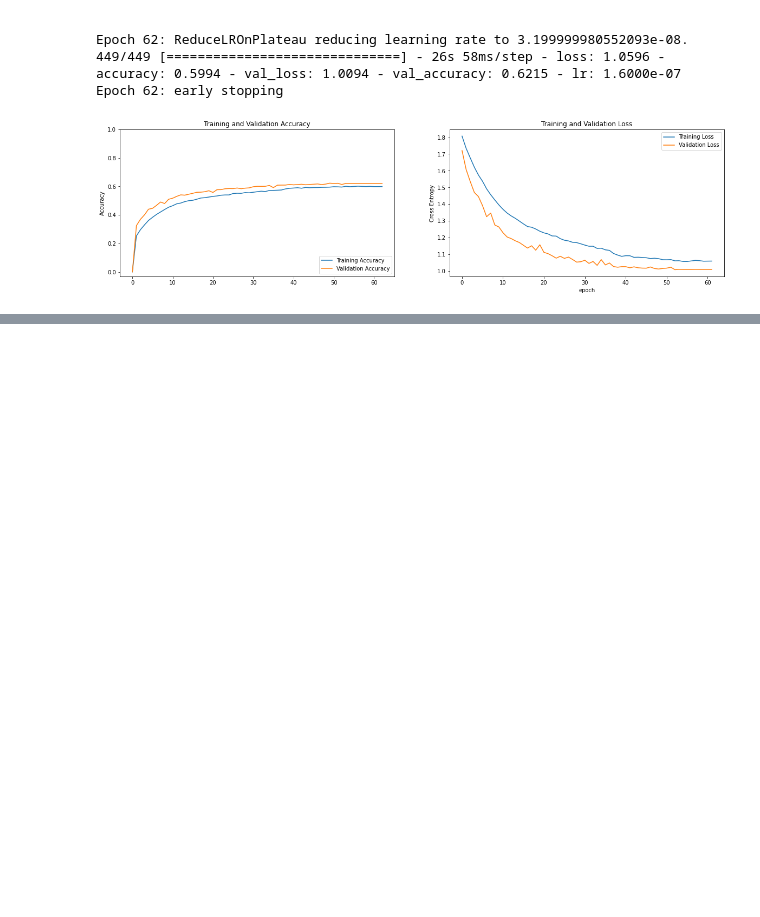
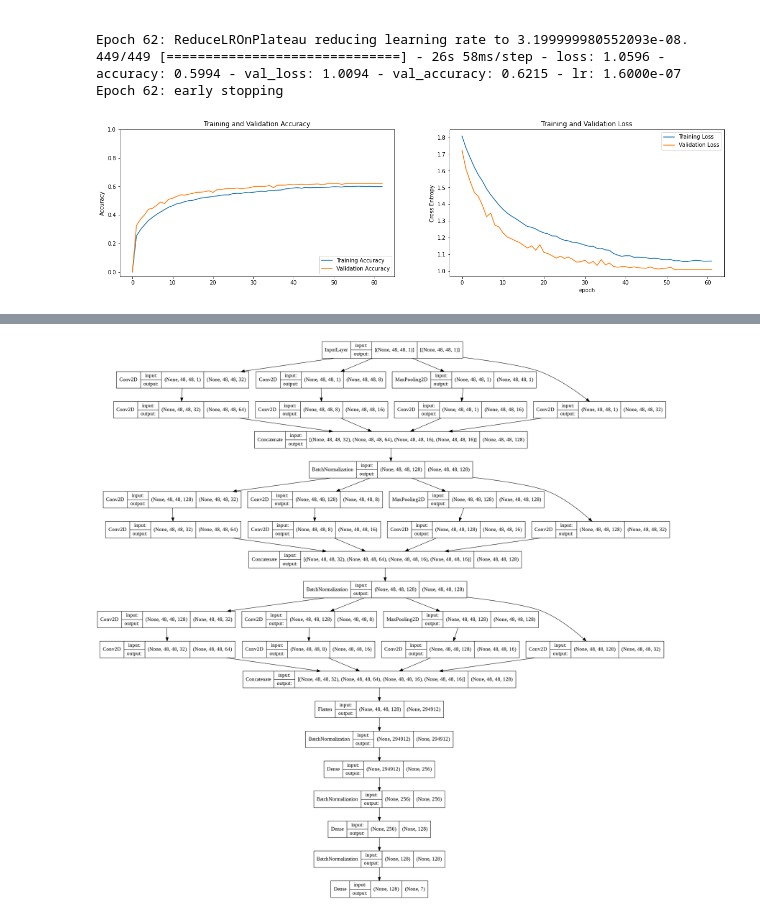
Before and after one commit to Shatakd/Face-Emotion-Recognition-Deep-Learning, a Jupyter notebook: Face_Emotion_Recognition.ipynb, the cells around one changed output, grey strips where cells are left out. Saved outputs shown, nothing was run; the diff lists cells and outputs as text; code cells hidden in the pictures; blank space fills up the shorter version.

```diff
--- a/Face_Emotion_Recognition.ipynb
+++ b/Face_Emotion_Recognition.ipynb
@@ -536,0 +599,9 @@ plots(custom_history)
+# %%
+# Defining the model
+inception = basic_inception()
+
+# Compiling the model
+inception.compile(loss='categorical_crossentropy', optimizer=Adam(learning_rate=0.0001, decay=1e-6), metrics=['accuracy'])
+
+# checking summary
+inception.summary()
@@ -536,0 +626,5 @@ plots(custom_history)
+# %%
+# Plot model graph
+plot_model(inception, show_shapes=True, to_file='inception.png', show_layer_names=False)
+# %% [output]
+[figure, added]
```
Also changed, not shown: parts of 5 cells of this notebook.
